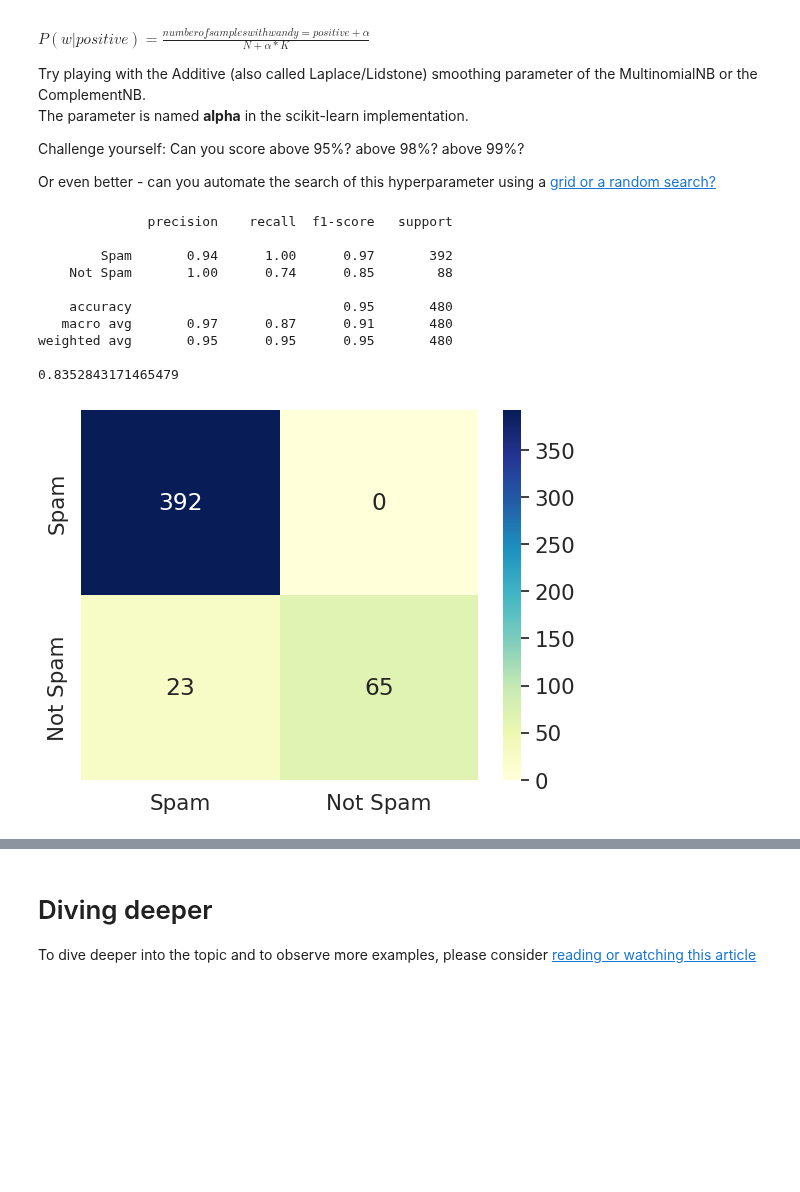
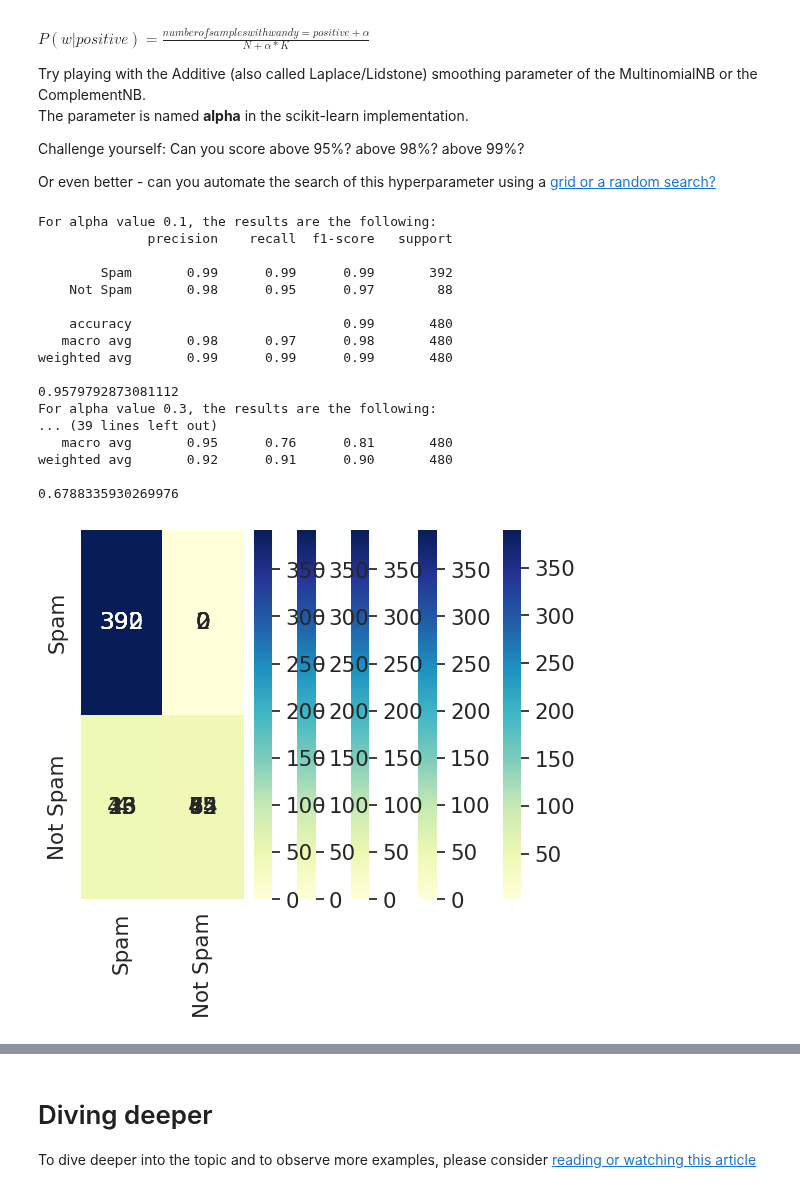
Before and after one commit to larajakl/Machine-Learning, a Jupyter notebook: 03_Probabelistic_Modeling_Naive_Bayes.ipynb, the cells around one changed output, grey strips where cells are left out. Cells and saved outputs as stored; diff of their text form; code cells hidden in the pictures; blank space fills up the shorter version.

```diff
--- a/03_Probabelistic_Modeling_Naive_Bayes.ipynb
+++ b/03_Probabelistic_Modeling_Naive_Bayes.ipynb
@@ -369,36 +380,59 @@ Challenge yourself: Can you score above 95%? above 98%? above 99%?
 Or even better - can you automate the search of this hyperparameter using a [grid or a random search?](https://scikit-learn.org/stable/modules/grid_search.html)
 # %%
 ### Testing different values for smoothing parameter alpha ###
+'''
+The alpha value in the previous 2 models is by default 1 (because we did not indicate any alpha) so here I try out
+different alpha values.
+'''
 
-# Pipeline & model:
-spam_classifier_Complement_alpha_new = Pipeline([('vect', CountVectorizer()), ('tfidf', TfidfTransformer()), ('clf', ComplementNB(alpha=0.5)), ])
+def evaluate_pipeline_with_alpha(x):
+  # Pipeline & model:
+  spam_classifier_Complement_alpha_new = Pipeline([('vect', CountVectorizer()), ('tfidf', TfidfTransformer()), ('clf', ComplementNB(alpha=x)), ])
 
-# Training:
-spam_classifier_Complement_alpha_new.fit(X_train.values.astype('U'), y_train)
+  # Training:
+  spam_classifier_Complement_alpha_new.fit(X_train.values.astype('U'), y_train)
 
-y_preds = spam_classifier_Complement_alpha_new.predict(X_val.values.astype('U'))
+  # Testing and evaluation:
+  y_preds = spam_classifier_Complement_alpha_new.predict(X_val.values.astype('U'))
 
-# Evaluation:
-print(metrics.classification_report(y_val, y_preds, target_names=["Spam","Not Spam"]))
+  # Visualisation:
+  print(f"For alpha value {x}, the results are the following:")
+  print(metrics.classification_report(y_val, y_preds, target_names=["Spam","Not Spam"]))
 
-conf_mat = metrics.confusion_matrix(y_val, y_preds)
-df_cm = pd.DataFrame(conf_mat, ["Spam","Not Spam"], ["Spam","Not Spam"])
+  conf_mat = metrics.confusion_matrix(y_val, y_preds)
+  df_cm = pd.DataFrame(conf_mat, ["Spam","Not Spam"], ["Spam","Not Spam"])
+  sn.set(font_scale=1.4)
+  sn.heatmap(df_cm, annot=True, fmt='d', cmap="YlGnBu")
 
-sn.set(font_scale=1.4)
-sn.heatmap(df_cm, annot=True, fmt='d', cmap="YlGnBu")
+  print(metrics.matthews_corrcoef(y_val, y_preds))
 
-print(metrics.matthews_corrcoef(y_val, y_preds))
+  return spam_classifier_Complement_alpha_new   # returning the model/pipeline in case I want to further use it:
+
+# In the following lines, I use the function above with different values for alpha and
+# I store each tested model in a variable:
+model_test1 = evaluate_pipeline_with_alpha(0.1)
+model_test2 = evaluate_pipeline_with_alpha(0.3)
+model_test3 = evaluate_pipeline_with_alpha(0.5)
+model_test4 = evaluate_pipeline_with_alpha(0.7)
+model_test5 = evaluate_pipeline_with_alpha(0.9)
 
 ##################
 # %% [output]
+For alpha value 0.1, the results are the following:
               precision    recall  f1-score   support
 
-        Spam       0.94      1.00      0.97       392
-    Not Spam       1.00      0.74      0.85        88
+        Spam       0.99      0.99      0.99       392
+    Not Spam       0.98      0.95      0.97        88
 
-    accuracy                           0.95       480
-   macro avg       0.97      0.87      0.91       480
-weighted avg       0.95      0.95      0.95       480
+    accuracy                           0.99       480
+   macro avg       0.98      0.97      0.98       480
+weighted avg       0.99      0.99      0.99       480
 
-0.8352843171465479
+0.9579792873081112
+For alpha value 0.3, the results are the following:
+... (39 lines left out)
+   macro avg       0.95      0.76      0.81       480
+weighted avg       0.92      0.91      0.90       480
+
+0.6788335930269976
-[figure, old version]
+[figure, new version]
```
Also changed, not shown: parts of 9 cells of this notebook.
